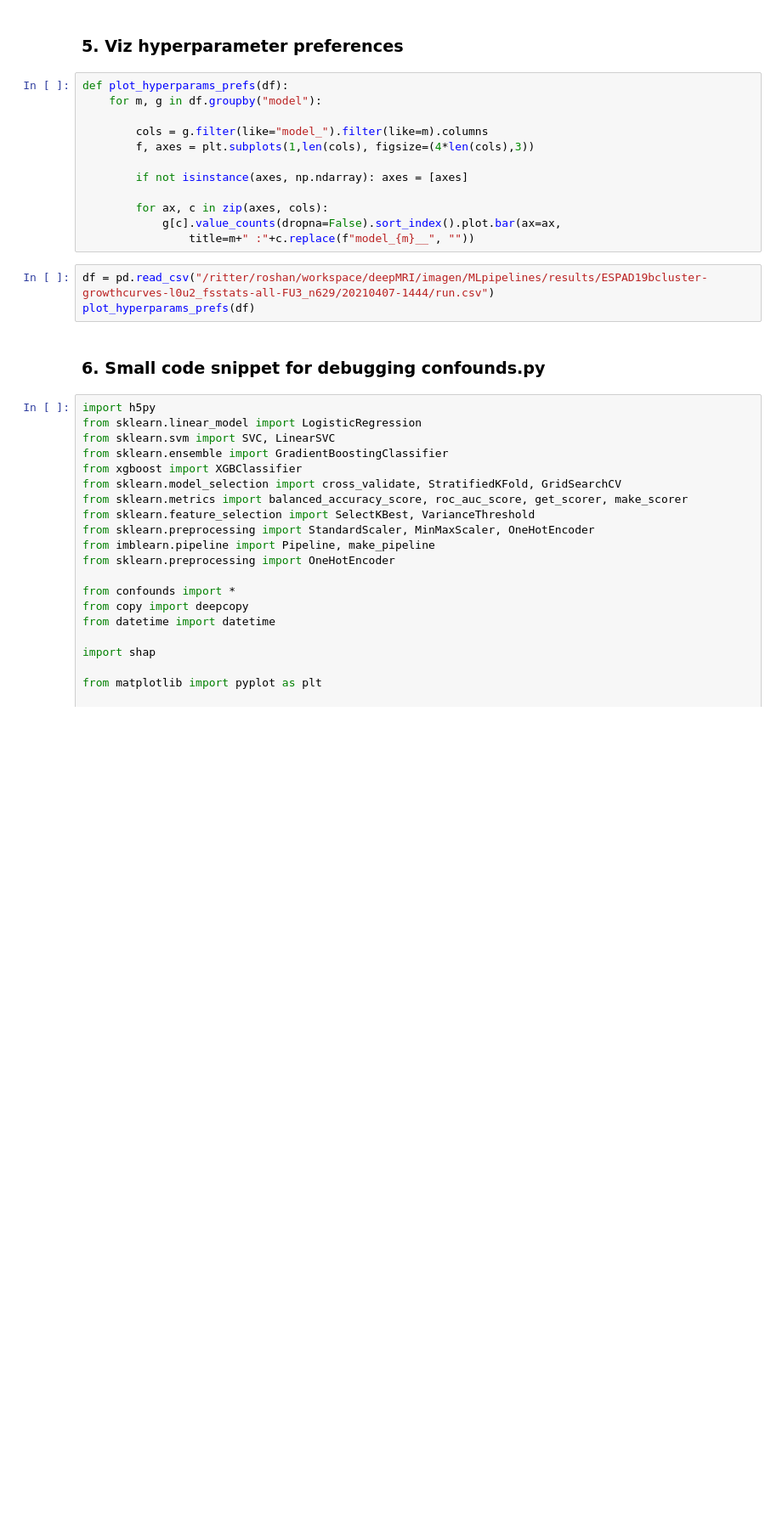
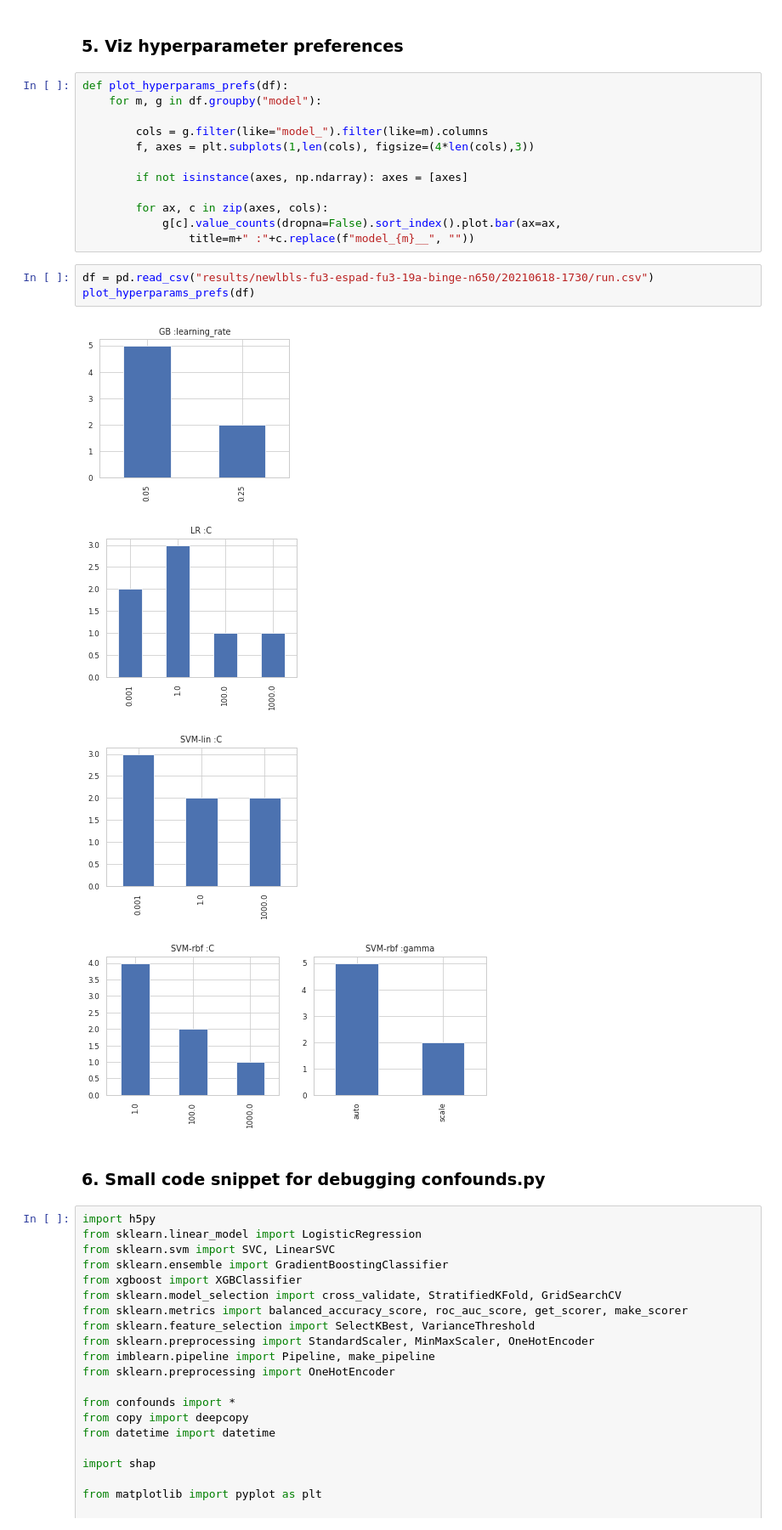
Before and after one commit to RoshanRane/ML_for_IMAGEN, a Jupyter notebook: MLpipelines/plot_results.ipynb, the cells around one changed output. Shown at 85% size. Cells and saved outputs as stored; diff of their text form; blank space fills up the shorter version.

```diff
--- a/MLpipelines/plot_results.ipynb
+++ b/MLpipelines/plot_results.ipynb
@@ -596,9 +598,14 @@ def plot_hyperparams_prefs(df):
         for ax, c in zip(axes, cols):
             g[c].value_counts(dropna=False).sort_index().plot.bar(ax=ax,
                 title=m+" :"+c.replace(f"model_{m}__", ""))
-# %%
-df = pd.read_csv("/ritter/roshan/workspace/deepMRI/imagen/MLpipelines/results/ESPAD19bcluster-growthcurves-l0u2_fsstats-all-FU3_n629/20210407-1444/run.csv")
-plot_hyperparams_prefs(df)
+# %%
+df = pd.read_csv("results/newlbls-fu3-espad-fu3-19a-binge-n650/20210618-1730/run.csv")
+plot_hyperparams_prefs(df)
+# %% [output]
+[figure, added]
+[figure, added]
+[figure, added]
+[figure, added]
 # %% [markdown]
 ### 6. Small code snippet for debugging confounds.py
 # %%
```
Also changed, not shown: parts of 5 cells of this notebook.
